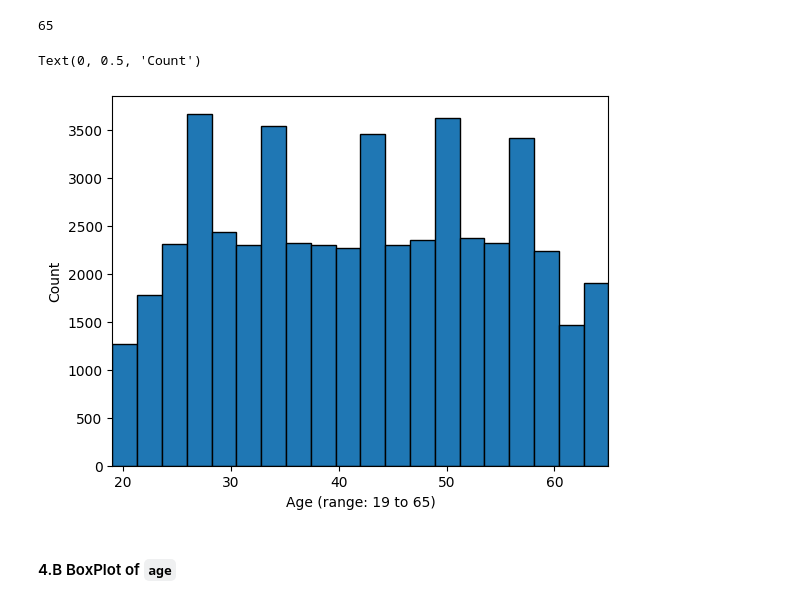
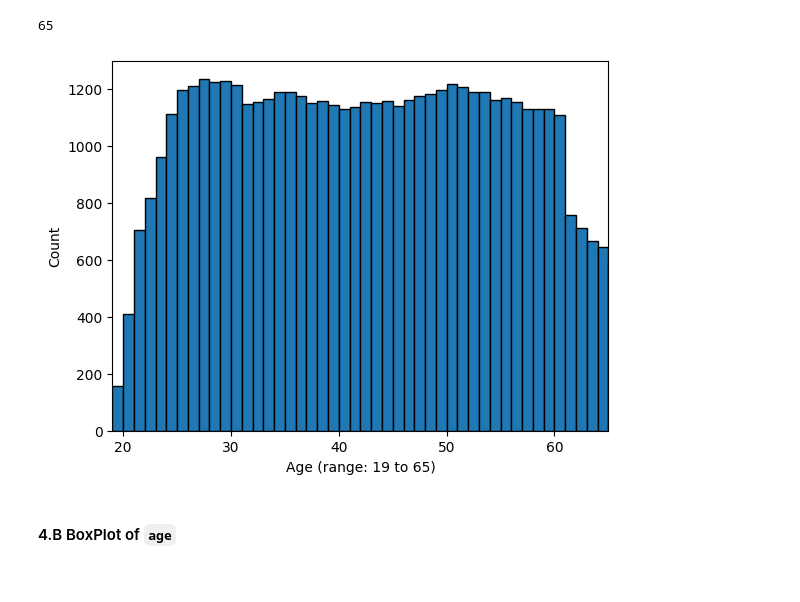
Before and after one commit to sameerhingoro/IOD, a Jupyter notebook: IOD_Lab_1_1_3_Pandas.ipynb, the cells around one changed output. Drawn from its saved outputs; the diff is of its cells as text; code cells hidden in the pictures.

```diff
--- a/IOD_Lab_1_1_3_Pandas.ipynb
+++ b/IOD_Lab_1_1_3_Pandas.ipynb
@@ -412,12 +412,13 @@ max_age
 # %%
 # A:
 age = df["age"]
-counts, bins, patches = plt.hist(age, bins=20, edgecolor='black')
+bins = np.arange(19, 67, 1)
+counts, bins, patches = plt.hist(age, bins=bins, edgecolor='black')
 plt.xlim(age.min(), age.max())
 plt.xlabel(f"Age (range: {age.min()} to {age.max()})")
 plt.ylabel("Count")
+plt.show();
 # %% [output]
-Text(0, 0.5, 'Count')
-[figure, old version]
+[figure, new version]
 # %% [markdown]
 #### 4.B BoxPlot of `age`
```
Also changed, not shown: parts of 5 cells of this notebook.
